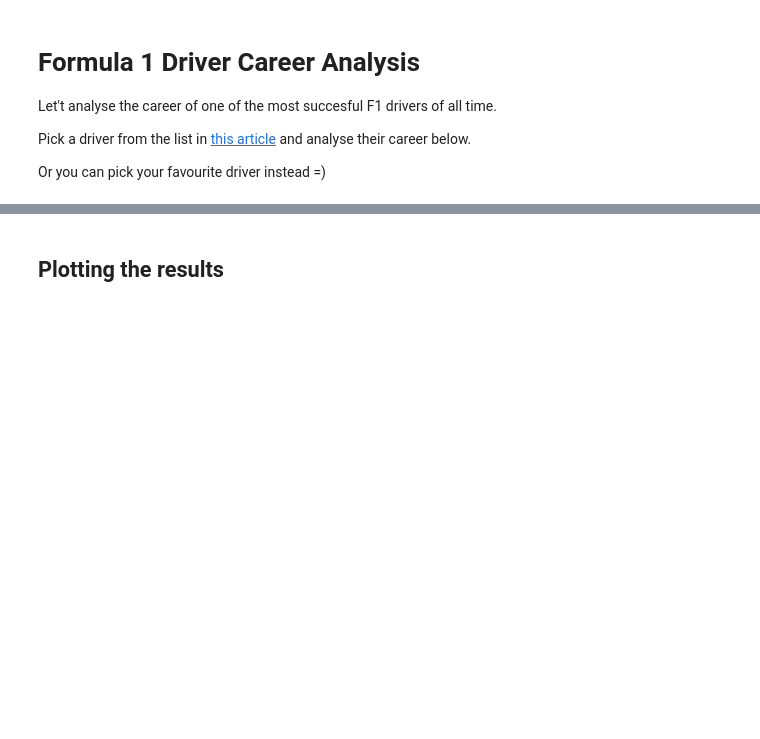
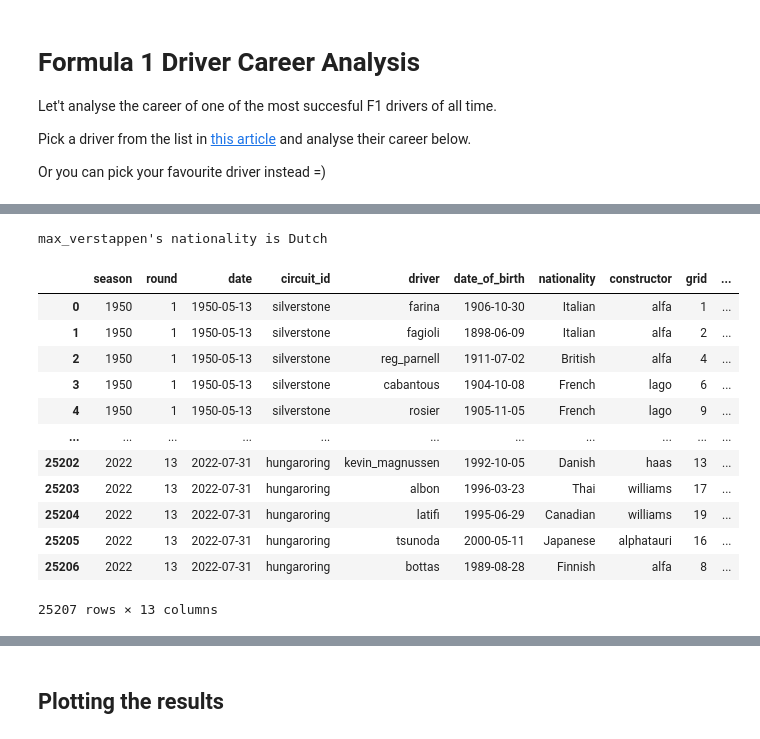
Before and after one commit to autrefois/bootcamp, a Jupyter notebook: 2022/python_workshop/notebooks/08_pandas.ipynb, the cells around one changed output, grey strips where cells are left out. Drawn from its saved outputs; the diff is of its cells as text; code cells hidden in the pictures; blank space fills up the shorter version.

```diff
--- a/2022/python_workshop/notebooks/08_pandas.ipynb
+++ b/2022/python_workshop/notebooks/08_pandas.ipynb
@@ -951,9 +1005,26 @@ f1_results['driver'].unique()
 # %%
 # which driver have you chosen?
-driver = '...'
-
+driver = 'max_verstappen'
 # what nationality is this driver?
-nationality = ...
+nationality = f1_results[(f1_results["driver"]=='max_verstappen')].iloc[0][6]
 print(f"{driver}'s nationality is {nationality}")
+# %% [output]
+max_verstappen's nationality is Dutch
+# %%
+f1_results
+# %% [output]
+|  | season | round | date | circuit_id | driver | date_of_birth | nationality | constructor | grid | ... |
+| 0 | 1950 | 1 | 1950-05-13 | silverstone | farina | 1906-10-30 | Italian | alfa | 1 | ... |
+| 1 | 1950 | 1 | 1950-05-13 | silverstone | fagioli | 1898-06-09 | Italian | alfa | 2 | ... |
+| 2 | 1950 | 1 | 1950-05-13 | silverstone | reg_parnell | 1911-07-02 | British | alfa | 4 | ... |
+| 3 | 1950 | 1 | 1950-05-13 | silverstone | cabantous | 1904-10-08 | French | lago | 6 | ... |
+| 4 | 1950 | 1 | 1950-05-13 | silverstone | rosier | 1905-11-05 | French | lago | 9 | ... |
+| ... | ... | ... | ... | ... | ... | ... | ... | ... | ... | ... |
+| 25202 | 2022 | 13 | 2022-07-31 | hungaroring | kevin_magnussen | 1992-10-05 | Danish | haas | 13 | ... |
+| 25203 | 2022 | 13 | 2022-07-31 | hungaroring | albon | 1996-03-23 | Thai | williams | 17 | ... |
+| 25204 | 2022 | 13 | 2022-07-31 | hungaroring | latifi | 1995-06-29 | Canadian | williams | 19 | ... |
+| 25205 | 2022 | 13 | 2022-07-31 | hungaroring | tsunoda | 2000-05-11 | Japanese | alphatauri | 16 | ... |
+| 25206 | 2022 | 13 | 2022-07-31 | hungaroring | bottas | 1989-08-28 | Finnish | alfa | 8 | ... |
+25207 rows × 13 columns
 # %%
 # when was his first race and for which constructor?
```
Also changed, not shown: parts of 18 cells of this notebook.
